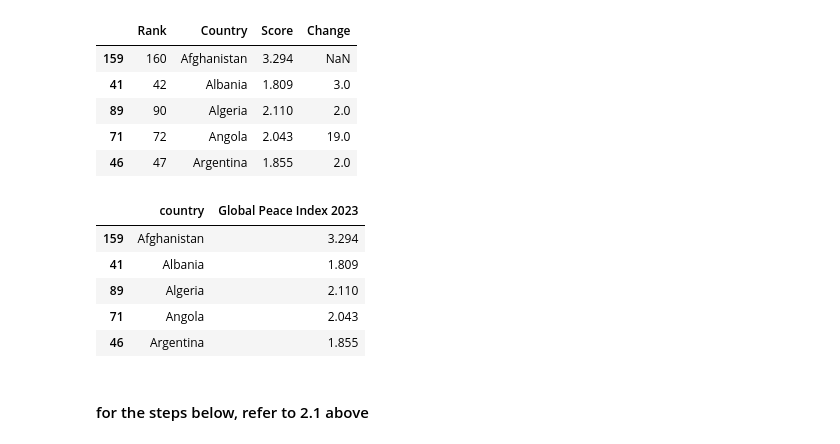
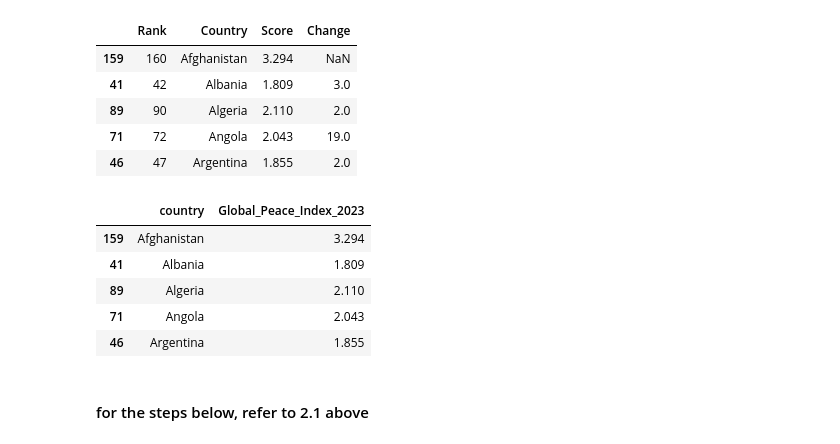
Before and after one commit to nazimben25/Project4_Group4_Immigration_to_canada, a Jupyter notebook: Data_collection.ipynb, the cells around one changed output. Cells and saved outputs as stored; diff of their text form; code cells hidden in the pictures.

Commit message:
collection : change columns name to be compliant with DB creation + compile adaptation + all outputs

```diff
--- a/Data_collection.ipynb
+++ b/Data_collection.ipynb
@@ -861,16 +864,16 @@ gpi_df.head()
 # %%
 # rename column and drop other column
 gpi_df = gpi_df.rename(columns={
                                 'Country' : 'country',
                                 'Score' : 'score'
 
                                 })
 gpi_df = gpi_df[['country', 'score']]
-gpi_df = gpi_df.rename(columns={'score' : 'Global Peace Index 2023'})
+gpi_df = gpi_df.rename(columns={'score' : 'Global_Peace_Index_2023'})
 
 gpi_df.head()
 # %% [output]
-|  | country | Global Peace Index 2023 |
+|  | country | Global_Peace_Index_2023 |
 | 159 | Afghanistan | 3.294 |
 | 41 | Albania | 1.809 |
 | 89 | Algeria | 2.110 |
```
Also changed, not shown: parts of 3 cells of this notebook, 4 other files.
